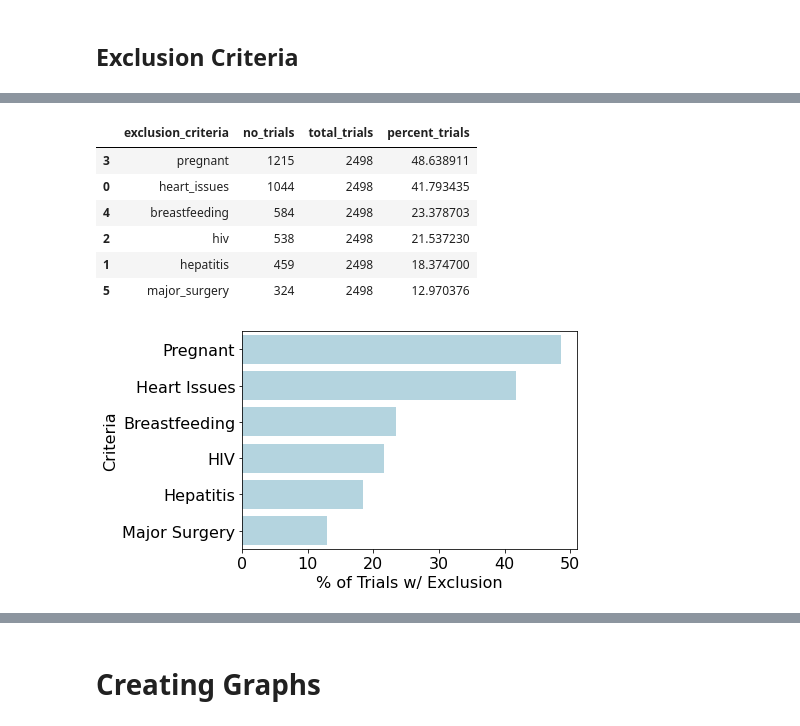
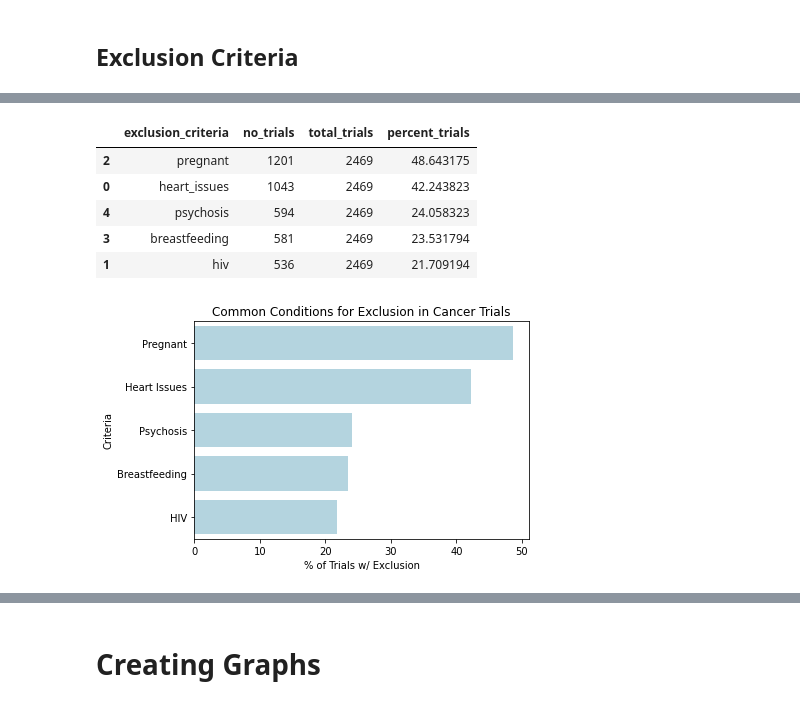
Before and after one commit to celinagacias/dc-symmetron, a Jupyter notebook: Data Cleaning and Analysis.ipynb, the cells around one changed output, grey strips where cells are left out. Saved outputs shown, nothing was run; the diff lists cells and outputs as text; code cells hidden in the pictures.

```diff
--- a/Data Cleaning and Analysis.ipynb
+++ b/Data Cleaning and Analysis.ipynb
@@ -63,6 +92,7 @@ df['start_date'] = df['start_date'].apply(
 # %%
 # extract year into separate column
-df['start_year'] = df['start_date'].apply(lambda x: int(x.year) if x is not None else None)
+df['start_year'] = df['start_date'].apply(
+    lambda x: int(x.year) if x is not None else None)
 # %% [markdown]
 ## Countries
 # %%
@@ -391 +391,16 @@ dtype: int64
+# %%
+# remove punctuation and stopwords
+
+# list down stopwords
+
+stop_words = list(get_stop_words('en'))
+nltk_words = list(stopwords.words('english'))
+stop_words.extend(nltk_words)
+stop_words = [s.translate(str.maketrans('', '', string.punctuation)) for s in stop_words]
+
+clean_string = lambda x: ' '.join([w for w in x.translate(str.maketrans('', '', string.punctuation)).split() \
+                                   if w.lower() not in stop_words and w.isdigit() is False]) \
+                                   if x is not None else None
+
+df['exclusion_clean'] = df['exclusion'].apply(clean_string).fillna('')
 # %%
@@ -433,24 +462,4 @@ dtype: int64
 # %%
-pd.set_option('max_rows', None)
-pd.set_option('max_colwidth', None)
-
-keywords = {
-    'heart_issues': ['CONGESTIVE HEART','HEART FAILURE','ANGINA','ISCHEMIC HEART',
-                     'CORONARY DISEASE','HYPERTENSION','MYOCARDIAL',
-                     'CARDIAC','CARDIOVASC','ARRHYTHMIA','ARRYTHMIA'],
-    'hepatitis': ['HEPATITIS'],
-    'hiv': ['HIV-','-HIV',',HIV','HIV/AIDS','(HIV)','KNOWN HIV',
-            'PROVEN HIV','HIV POSITIV','HIV-POSITIV','HUMAN IMMUNODEFICIENCY',
-            'OR HIV','HIV INFECT','HIV-INFECT',' HIV'],
-    'pregnant': ['PREGNAN'],
-    'breastfeeding': ['LACTATING', 'BREASTFEED'],
-    'major_surgery': ['MAJOR SURG']
-}
-
-# to add:
-# central nervous system
-# major surgery
-
 exclusion_dfs = []
 
 for key in keywords.keys():
@@ -474,43 +483,43 @@ for key in keywords.keys():
 
 # create top-level summary of exclusion criteria present
 exc_top = df[list(keywords.keys())].agg(['sum','mean']).transpose().reset_index()
 exc_top.rename(columns = {'index': 'exclusion_criteria',
                           'sum': 'no_trials',
                           'mean': 'percent_trials'}, inplace=True)
 exc_top['no_trials'] = exc_top['no_trials'].astype(int)
 exc_top['total_trials'] = len(df)
 exc_top['percent_trials'] = exc_top['percent_trials'] * 100
 exc_top = exc_top[['exclusion_criteria', 'no_trials', 'total_trials', 'percent_trials']]
 exc_top.sort_values('no_trials', ascending=False, inplace=True)
 display(exc_top)
 
 # plot the top-level summary
 criteria_map = {
     'pregnant': 'Pregnant',
     'heart_issues': 'Heart Issues',
     'breastfeeding': 'Breastfeeding',
-    'hiv': 'HIV',
-    'hepatitis': 'Hepatitis',
-    'major_surgery': 'Major Surgery'
+    'psychosis': 'Psychosis',
+    'hiv': 'HIV'
 }
+
 exc_top['exclusion_criteria'] = exc_top['exclusion_criteria'].map(criteria_map)
 ax = sns.barplot(data=exc_top, x='percent_trials', y='exclusion_criteria',
             color='lightblue')
+ax.set_title('Common Conditions for Exclusion in Cancer Trials')
 ax.set_xlabel('% of Trials w/ Exclusion')
 ax.set_ylabel('Criteria')
 plt.show()
 
 # collect per-criteria summaries into one table
 exc_summary = pd.DataFrame(exclusion_dfs).sort_values(['cancer_category','exclusion_criteria'])
 # %% [output]
 |  | exclusion_criteria | no_trials | total_trials | percent_trials |
-| 3 | pregnant | 1215 | 2498 | 48.638911 |
-| 0 | heart_issues | 1044 | 2498 | 41.793435 |
-| 4 | breastfeeding | 584 | 2498 | 23.378703 |
-| 2 | hiv | 538 | 2498 | 21.537230 |
-| 1 | hepatitis | 459 | 2498 | 18.374700 |
-| 5 | major_surgery | 324 | 2498 | 12.970376 |
+| 2 | pregnant | 1201 | 2469 | 48.643175 |
+| 0 | heart_issues | 1043 | 2469 | 42.243823 |
+| 4 | psychosis | 594 | 2469 | 24.058323 |
+| 3 | breastfeeding | 581 | 2469 | 23.531794 |
+| 1 | hiv | 536 | 2469 | 21.709194 |
-[figure, old version]
+[figure, new version]
 # %%
 ## generate heatmap
 
```
Also changed, not shown: parts of 39 cells of this notebook.
